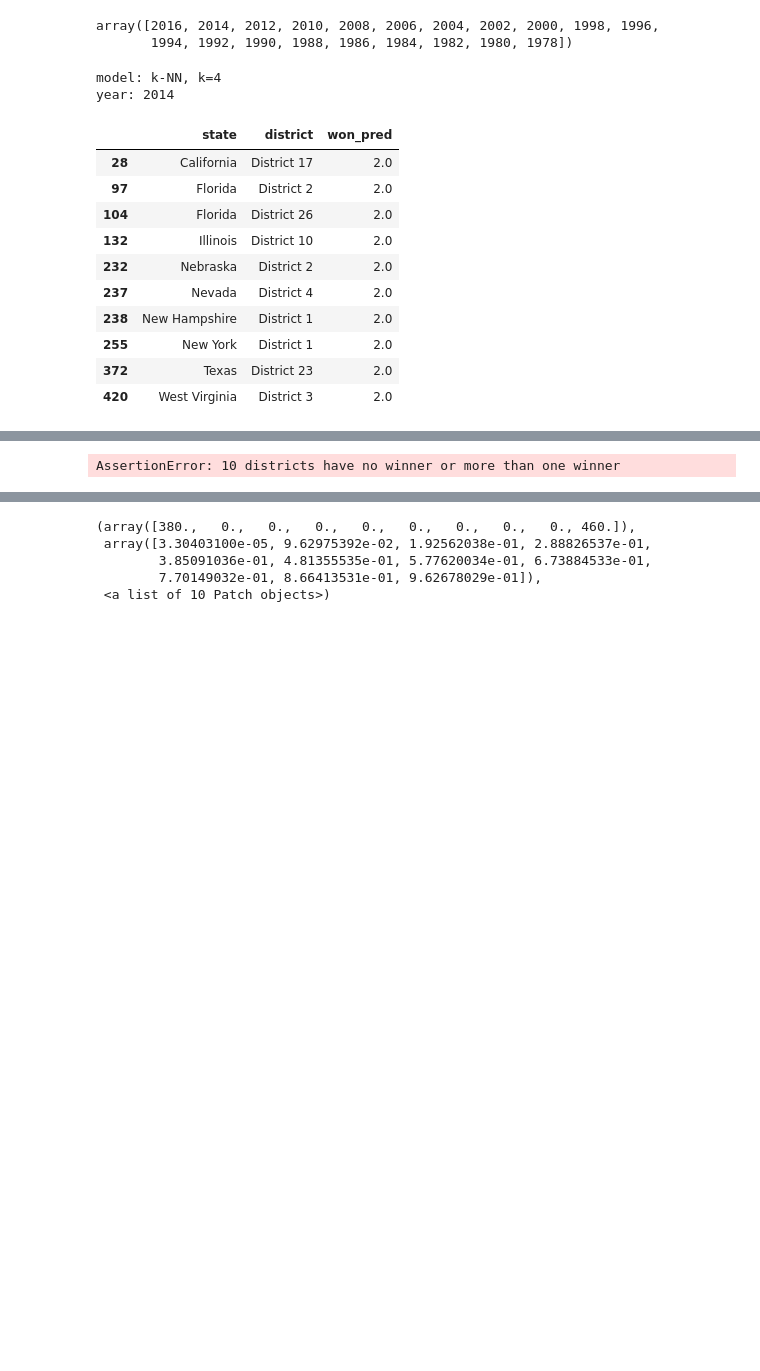
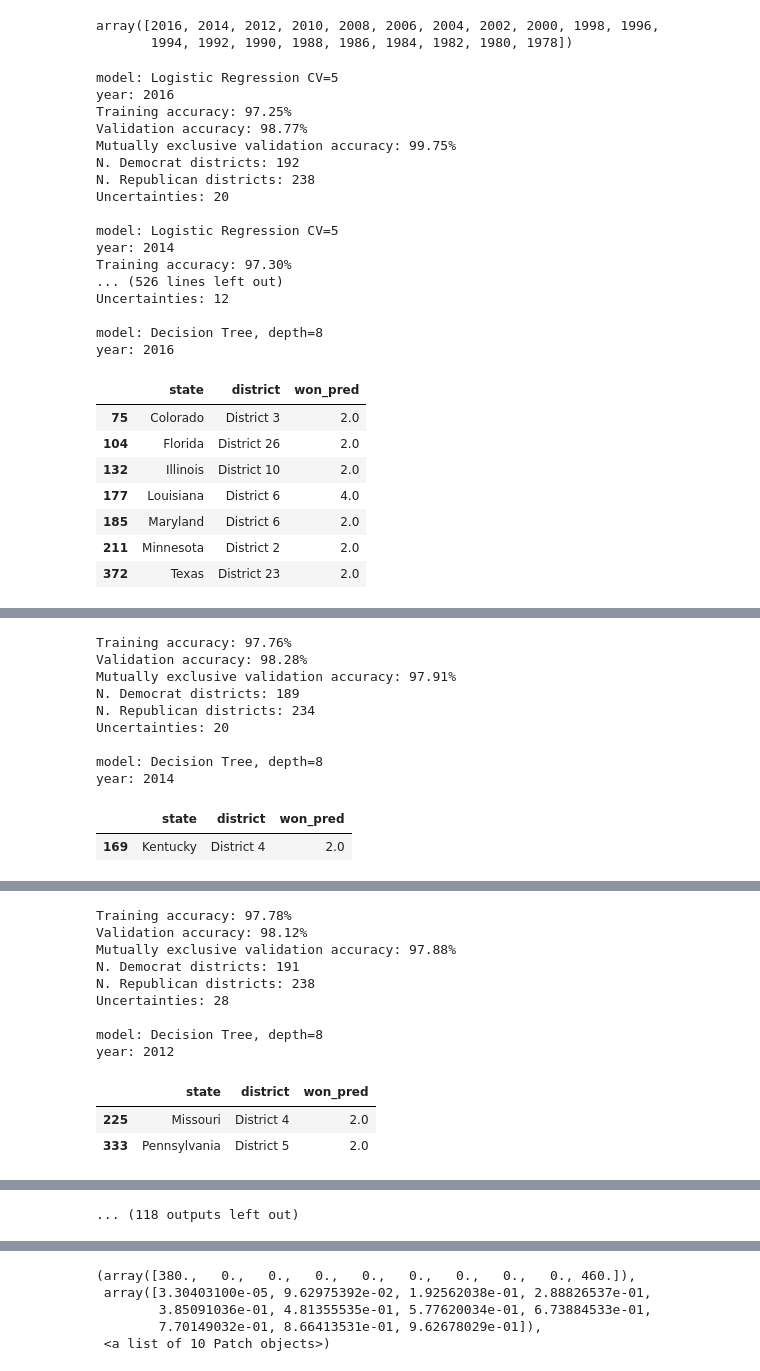
Before and after one commit to pmary/harvard_E-109A_final, a Jupyter notebook: 05-Modeling.ipynb, the cells around one changed output, grey strips where cells are left out. Saved outputs shown, nothing was run; the diff lists cells and outputs as text; code cells hidden in the pictures; blank space fills up the shorter version.

```diff
--- a/05-Modeling.ipynb
+++ b/05-Modeling.ipynb
@@ -116,9 +117,18 @@ def modelPredictions(model, x_train, x_test, y_train, y_test, indexed_districts)
 
     #check to have only and one only winner per district
     districtWinners=out_df.groupby(['state', 'district'])['won_pred'].sum().reset_index(drop=False)
-    if (len(districtWinners)>0): display(districtWinners[districtWinners['won_pred']!=1])
-    NotJustOneWinner=len(districtWinners[districtWinners['won_pred']!=1])
-    assert NotJustOneWinner == 0, "{} districts have no winner or more than one winner".format(NotJustOneWinner)
+    NotJustOneWinner=districtWinners[districtWinners['won_pred']!=1]
+    if (len(NotJustOneWinner)>0):
+        warnings.warn("{} districts have no winner or more than one winner".format(len(NotJustOneWinner), DeprecationWarning))
+        display(districtWinners[districtWinners['won_pred']!=1])
+        display(out_df[(out_df['state']==NotJustOneWinner.iloc[0]['state'])&(out_df['district']==NotJustOneWinner.iloc[0]['district'])])
+        districts_x_test=indexed_districts.join(x_test).join(y_pred_test_df).dropna()
+        display(districts_x_test[(districts_x_test['state']==NotJustOneWinner.iloc[0]['state'])&(districts_x_test['district']==NotJustOneWinner.iloc[0]['district'])])
+        #set all conflicts to zero
+        for state in NotJustOneWinner['state']:
+            for district in NotJustOneWinner[NotJustOneWinner['state']==state]['district']:
+                out_df.loc[(out_df['state']==state)&(out_df['district']==district), 'won_pred']=0
+    #assert len(NotJustOneWinner) == 0, "{} districts have no winner or more than one winner".format(len(NotJustOneWinner))
 
     #validation accuracy score
     Accu_val_2=Accuracy(y_test, out_df['won_pred'])
@@ -167,7 +177,7 @@ def preprocess(x_train, y_train, indexed_districts, df):
     df_out['last_house_majority']=df_out['last_house_majority'].replace(['D', 'R'], [0, 1])
 
     #first_time_elected relative to election year and non-negative
-    df_out['first_time_elected']=df_out['year']-df_out['first_time_elected']
+    df_out.loc[df_out['first_time_elected']>0, 'first_time_elected']=df_out['year']-df_out['first_time_elected']
     df_out.loc[df_out['first_time_elected']<0, 'first_time_elected']=0
 
     #Assign district partisanship
@@ -346,18 +356,30 @@ modelList.append(model)
 
 years=Midterm_recent_years
 # %%
-modelListTrain(modelList[1:], train_data, years)
+modelListTrain(modelList, train_data, years)
 # %% [output]
-model: k-NN, k=4
+model: Logistic Regression CV=5
+year: 2016
+Training accuracy: 97.25%
+Validation accuracy: 98.77%
+Mutually exclusive validation accuracy: 99.75%
+N. Democrat districts: 192
+N. Republican districts: 238
+Uncertainties: 20
+
+model: Logistic Regression CV=5
 year: 2014
+Training accuracy: 97.30%
+... (526 lines left out)
+Uncertainties: 12
+
+model: Decision Tree, depth=8
+year: 2016
 |  | state | district | won_pred |
-| 28 | California | District 17 | 2.0 |
-| 97 | Florida | District 2 | 2.0 |
+| 75 | Colorado | District 3 | 2.0 |
 | 104 | Florida | District 26 | 2.0 |
 | 132 | Illinois | District 10 | 2.0 |
-| 232 | Nebraska | District 2 | 2.0 |
-| 237 | Nevada | District 4 | 2.0 |
-| 238 | New Hampshire | District 1 | 2.0 |
-| 255 | New York | District 1 | 2.0 |
+| 177 | Louisiana | District 6 | 4.0 |
+| 185 | Maryland | District 6 | 2.0 |
+| 211 | Minnesota | District 2 | 2.0 |
 | 372 | Texas | District 23 | 2.0 |
-| 420 | West Virginia | District 3 | 2.0 |
@@ -364 +392,11 @@ year: 2014
-AssertionError: 10 districts have no winner or more than one winner
+Training accuracy: 97.76%
+Validation accuracy: 98.28%
+Mutually exclusive validation accuracy: 97.91%
+N. Democrat districts: 189
+N. Republican districts: 234
+Uncertainties: 20
+
+model: Decision Tree, depth=8
+year: 2014
+|  | state | district | won_pred |
+| 169 | Kentucky | District 4 | 2.0 |
@@ -364,0 +409,12 @@ AssertionError: 10 districts have no winner or more than one winner
+Training accuracy: 97.78%
+Validation accuracy: 98.12%
+Mutually exclusive validation accuracy: 97.88%
+N. Democrat districts: 191
+N. Republican districts: 238
+Uncertainties: 28
+
+model: Decision Tree, depth=8
+year: 2012
+|  | state | district | won_pred |
+| 225 | Missouri | District 4 | 2.0 |
+| 333 | Pennsylvania | District 5 | 2.0 |
@@ -365,3 +427,4 @@ AssertionError: 10 districts have no winner or more than one winner
+... (118 outputs left out)
 # %%
 #plot
 def plotCVscores(depths, scores_train, scores_train_CV, scores_train_CVstd, title):
```
Also changed, not shown: parts of 11 cells of this notebook.
